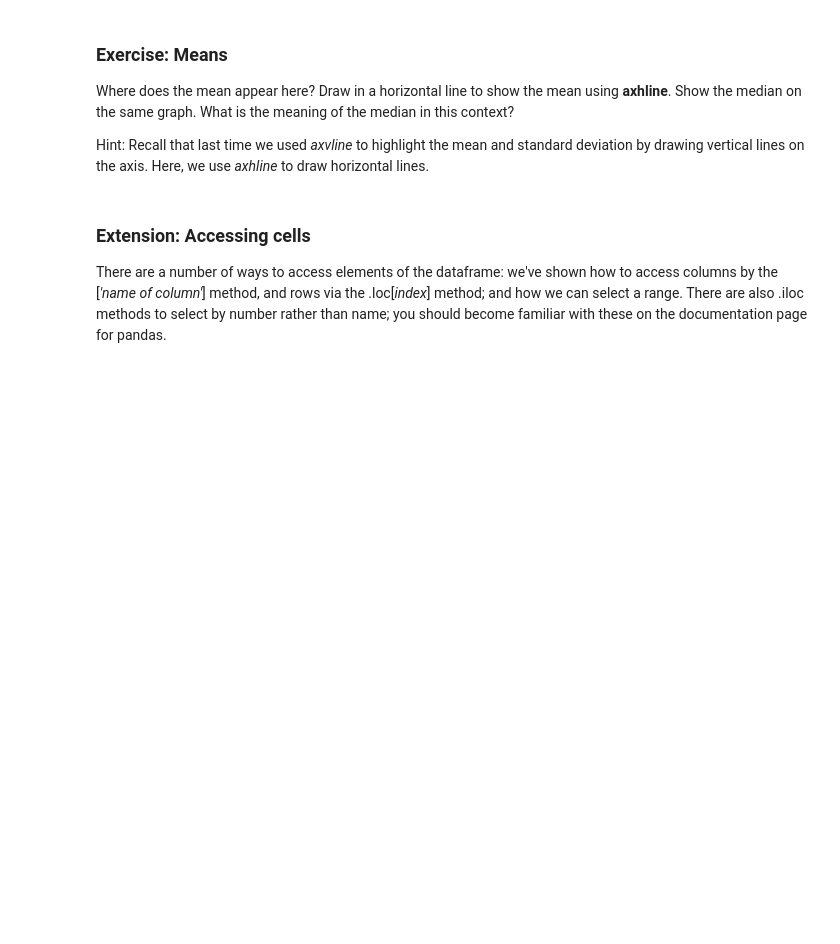
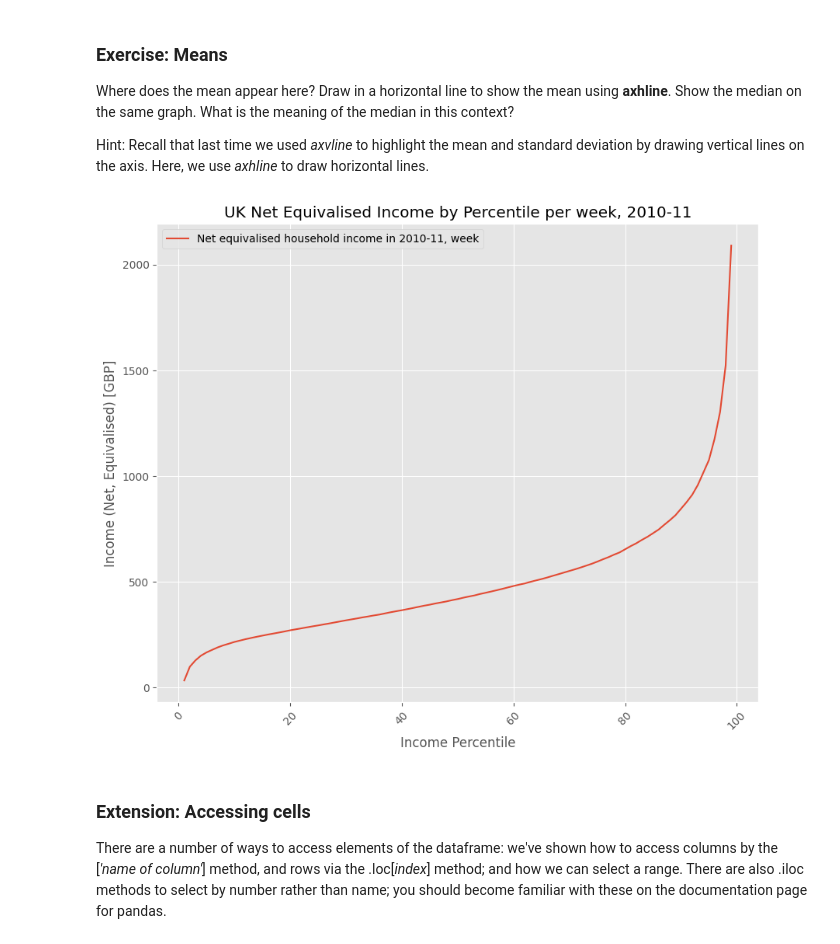
Before and after one commit to yuenxyeng/QM2, a Jupyter notebook: Copy_of_W2_Working_with_Data_in_Pandas.ipynb, the cells around one changed output. Drawn from its saved outputs; the diff is of its cells as text; code cells hidden in the pictures; blank space fills up the shorter version.

```diff
--- a/Copy_of_W2_Working_with_Data_in_Pandas.ipynb
+++ b/Copy_of_W2_Working_with_Data_in_Pandas.ipynb
@@ -266,6 +266,20 @@ We see a curve that is pretty linear in the middle region, but curves rapidly up
 Where does the mean appear here? Draw in a horizontal line to show the mean using **axhline**. Show the median on the same graph. What is the meaning of the median in this context?
 
 Hint: Recall that last time we used *axvline* to highlight the mean and standard deviation by drawing vertical lines on the axis. Here, we use *axhline* to draw horizontal lines.
+# %%
+import matplotlib.pyplot as plt
+import numpy as np
+
+income['Net equivalised household income in 2010-11, week'].plot()
+plt.title('UK Net Equivalised Income by Percentile per week, 2010-11')
+plt.xlabel('Income Percentile')
+plt.ylabel('Income (Net, Equivalised) [GBP]')
+plt.xticks(rotation=45)
+plt.grid(True)
+plt.legend()  # Show legend with labels
+plt.show()
+# %% [output]
+[figure, added]
 # %% [markdown]
 ### Extension: Accessing cells
 
```
Also changed, not shown: parts of 5 cells of this notebook.
